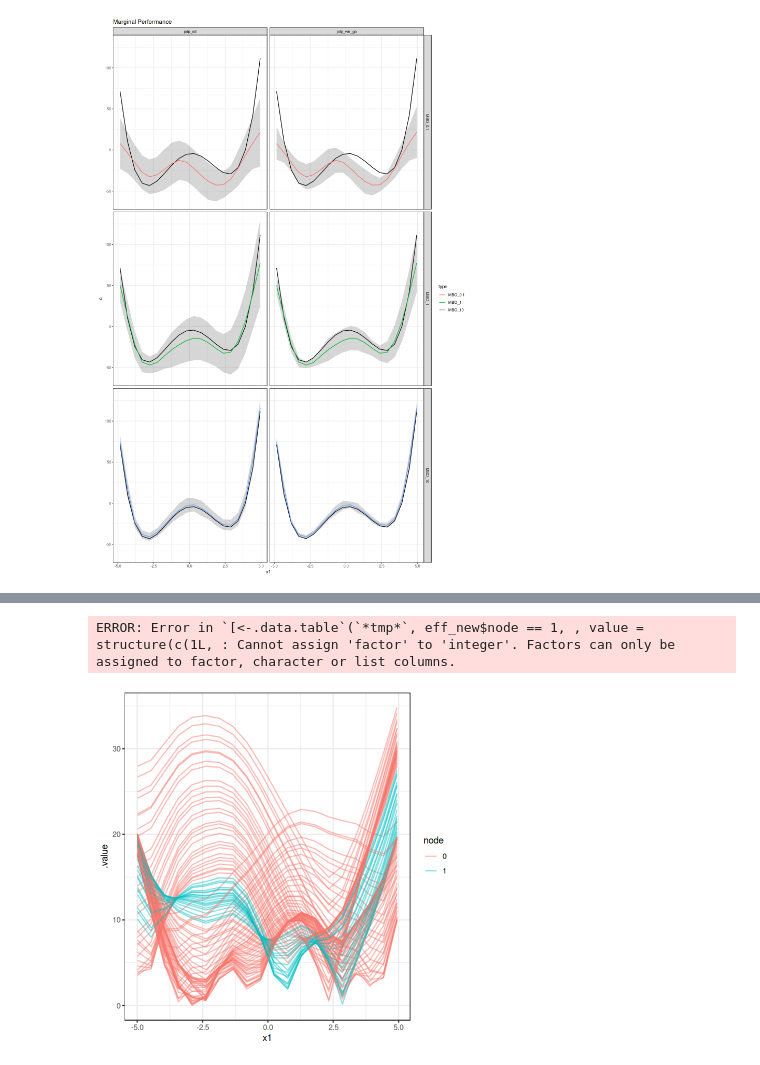
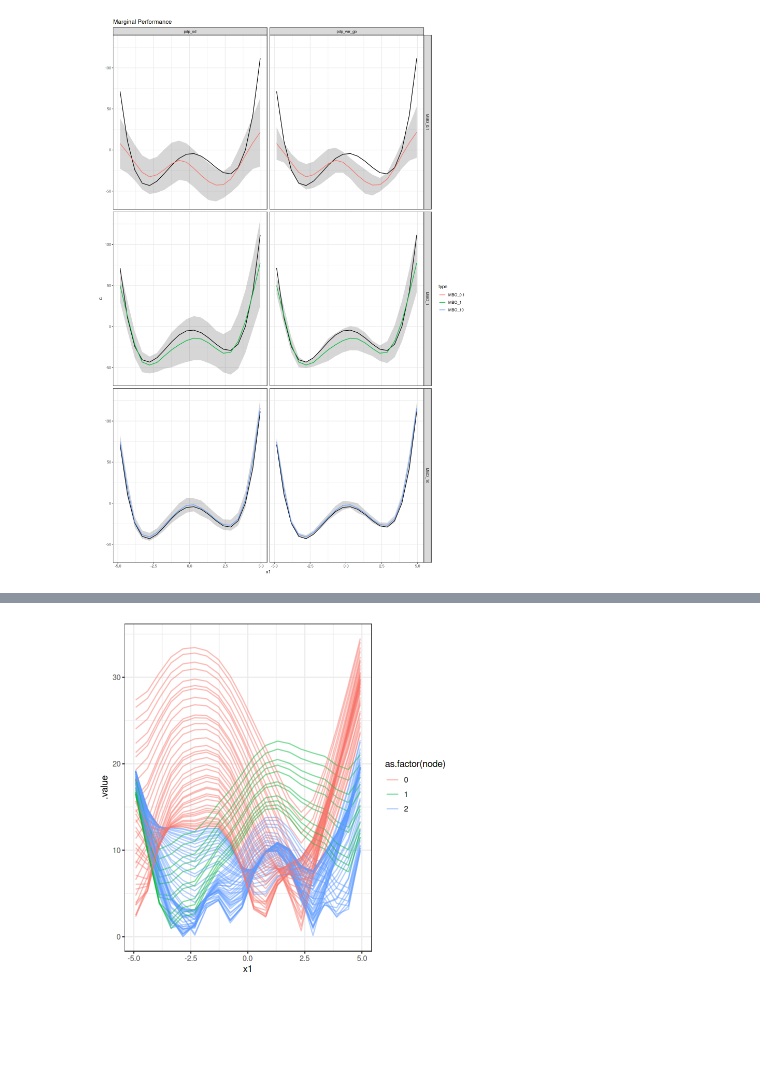
Before and after one commit to slds-lmu/paper_2021_xautoml, a Jupyter notebook: notebooks/synthetic_functions_hypotheses.ipynb, the cells around one changed output, grey strips where cells are left out. Saved outputs shown, nothing was run; the diff lists cells and outputs as text; code cells hidden in the pictures; blank space fills up the shorter version.

Commit message:
tree splitting

```diff
--- a/notebooks/synthetic_functions_hypotheses.ipynb
+++ b/notebooks/synthetic_functions_hypotheses.ipynb
@@ -611,7 +719,7 @@ Y = as.data.frame(Y)
 # %%
 Y = Y[, setdiff(colnames(Y), c(".type", ".id"))]
 # %%
-X = df[, c("x1"), drop = FALSE]
+X = df[, c("x2"), drop = FALSE]
 # %%
 split = split_parent_node(Y = Y, X = X, objective = SS_L1, optimizer = find_best_binary_split)
 split
@@ -648,7 +761,9 @@ effect$plot()
 Y = tidyr::spread(eff_new[node == 1, c("x1", ".value", ".type", ".id")], x1, .value)
 Y = as.data.frame(Y)
 Y = Y[, setdiff(colnames(Y), c(".type", ".id"))]
-X = df[, c("x1"), drop = FALSE]
+X = df
+X = X[X$x2 < split$split.points[[1]], ]
+X = X[, c("x2"), drop = FALSE]
 # %%
 split = split_parent_node(Y = Y, X = X, objective = SS_L1, optimizer = find_best_binary_split)
 split
@@ -676,11 +775,9 @@ A data.table: 1 × 5
 # %%
-newnodes = factor(ifelse(eff_new[eff_new$node == 1, ]$x2 < split$split.points[[1]], 1, 2))
+newnodes = ifelse(eff_new[eff_new$node == 1, ]$x2 < split$split.points[[1]], 1, 2)
 # %%
-eff_new[eff_new$node == 1, ] = newnodes
+eff_new[eff_new$node == 1, "node"] = newnodes
-# %% [output]
-ERROR: Error in `[<-.data.table`(`*tmp*`, eff_new$node == 1, , value = structure(c(1L, : Cannot assign 'factor' to 'integer'. Factors can only be assigned to factor, character or list columns.
 # %%
-p = ggplot(data = eff_new, aes(x = x1, y = .value, colour = node, group = .id)) + geom_line(alpha = 0.5)
+p = ggplot(data = eff_new, aes(x = x1, y = .value, colour = as.factor(node), group = .id)) + geom_line(alpha = 0.5)
 p
 # %% [output]
-[figure, old version]
+[figure, new version]
```
Also changed, not shown: parts of 16 cells of this notebook, 1 other file.
